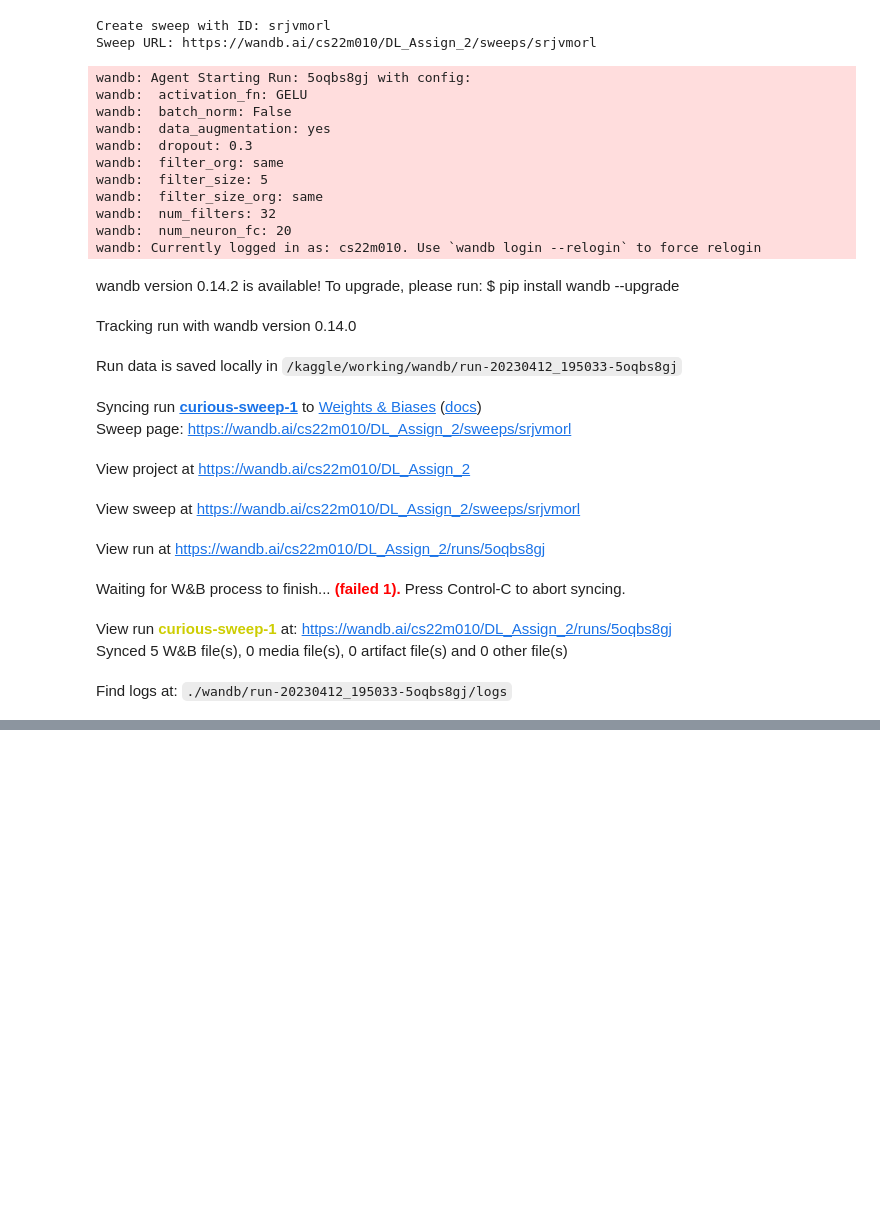
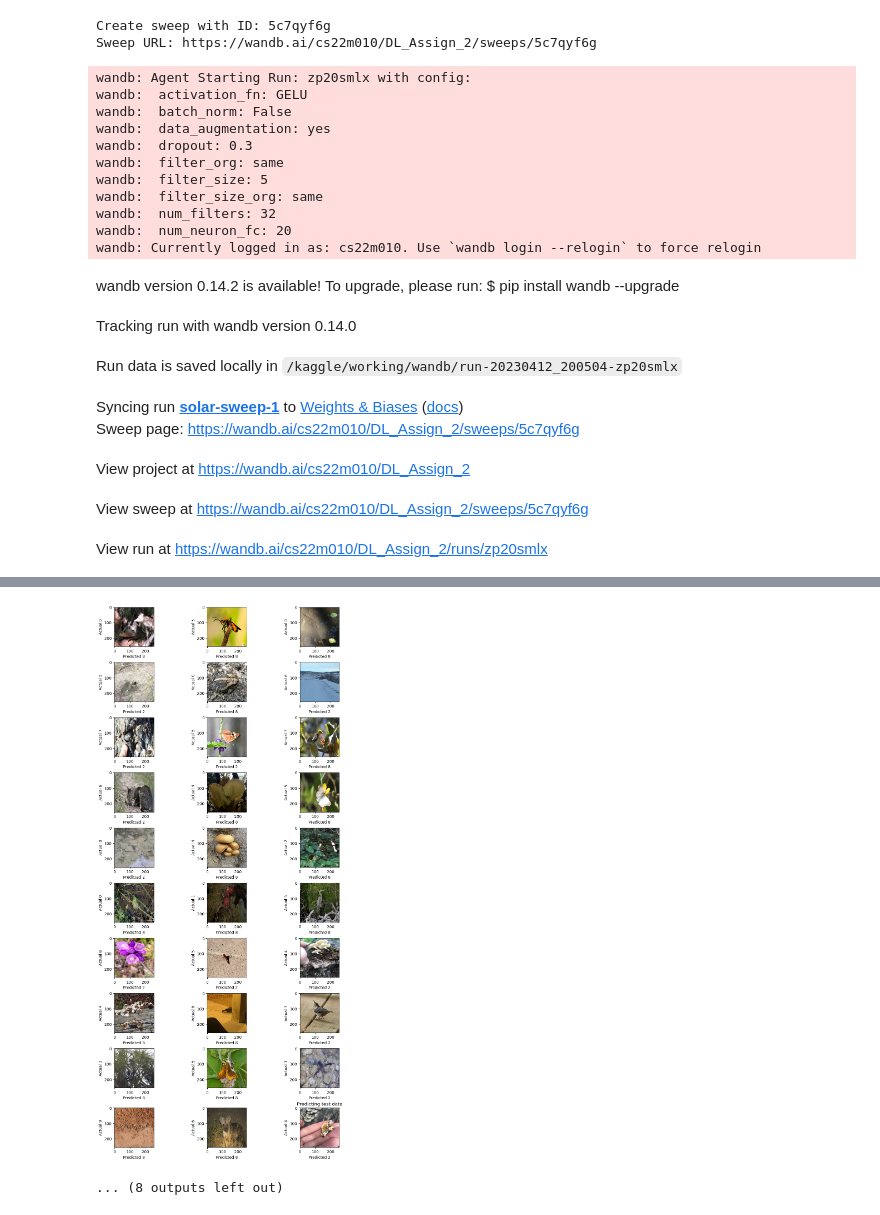
Before and after one commit to amitttt222/DL-Assignment-2, a Jupyter notebook: question-4-part-a.ipynb, the cells around one changed output, grey strips where cells are left out. Drawn from its saved outputs; the diff is of its cells as text; code cells hidden in the pictures; blank space fills up the shorter version.

Commit message:
Kaggle Notebook | question_4_part_A | Version 4

```diff
--- a/question-4-part-a.ipynb
+++ b/question-4-part-a.ipynb
@@ -115,7 +115,7 @@ sweep_config = {
     'method': 'random', #grid, random,#bayes
     'name' : 'Random_sweep_cross_entropy',
     'metric': {
-      'name': 'valid accuracy',
+      'name': 'test accuracy',
       'goal': 'maximize'
     },
     'parameters': {
@@ -295,9 +295,9 @@ wandb: W&B API key is configured. Use `wandb login --relogin` to force relogin
 wandb: WARNING If you're specifying your api key in code, ensure this code is not shared publicly.
 wandb: WARNING Consider setting the WANDB_API_KEY environment variable, or running `wandb login` from the command line.
 wandb: Appending key for api.wandb.ai to your netrc file: /root/.netrc
-Create sweep with ID: srjvmorl
-Sweep URL: https://wandb.ai/cs22m010/DL_Assign_2/sweeps/srjvmorl
+Create sweep with ID: 5c7qyf6g
+Sweep URL: https://wandb.ai/cs22m010/DL_Assign_2/sweeps/5c7qyf6g
-wandb: Agent Starting Run: 5oqbs8gj with config:
+wandb: Agent Starting Run: zp20smlx with config:
 wandb:  activation_fn: GELU
 wandb:  batch_norm: False
 wandb:  data_augmentation: yes
@@ -310,13 +310,9 @@ wandb:  num_neuron_fc: 20
 wandb: Currently logged in as: cs22m010. Use `wandb login --relogin` to force relogin
 wandb version 0.14.2 is available! To upgrade, please run: $ pip install wandb --upgrade
 Tracking run with wandb version 0.14.0
-Run data is saved locally in /kaggle/working/wandb/run-20230412_195033-5oqbs8gj
+Run data is saved locally in /kaggle/working/wandb/run-20230412_200504-zp20smlx
-Syncing run curious-sweep-1 to Weights & Biases (docs)
-Sweep page: https://wandb.ai/cs22m010/DL_Assign_2/sweeps/srjvmorl
+Syncing run solar-sweep-1 to Weights & Biases (docs)
+Sweep page: https://wandb.ai/cs22m010/DL_Assign_2/sweeps/5c7qyf6g
 View project at https://wandb.ai/cs22m010/DL_Assign_2
-View sweep at https://wandb.ai/cs22m010/DL_Assign_2/sweeps/srjvmorl
+View sweep at https://wandb.ai/cs22m010/DL_Assign_2/sweeps/5c7qyf6g
-View run at https://wandb.ai/cs22m010/DL_Assign_2/runs/5oqbs8gj
+View run at https://wandb.ai/cs22m010/DL_Assign_2/runs/zp20smlx
-Waiting for W&B process to finish... (failed 1). Press Control-C to abort syncing.
-View run curious-sweep-1 at: https://wandb.ai/cs22m010/DL_Assign_2/runs/5oqbs8gj
-Synced 5 W&B file(s), 0 media file(s), 0 artifact file(s) and 0 other file(s)
-Find logs at: ./wandb/run-20230412_195033-5oqbs8gj/logs
@@ -324,0 +336,2 @@ wandb: ERROR Run 5oqbs8gj errored: FileNotFoundError(2, 'No such file or directo
+[figure, added]
+... (8 outputs left out)
```
Also changed, not shown: parts of 1 cell of this notebook.
